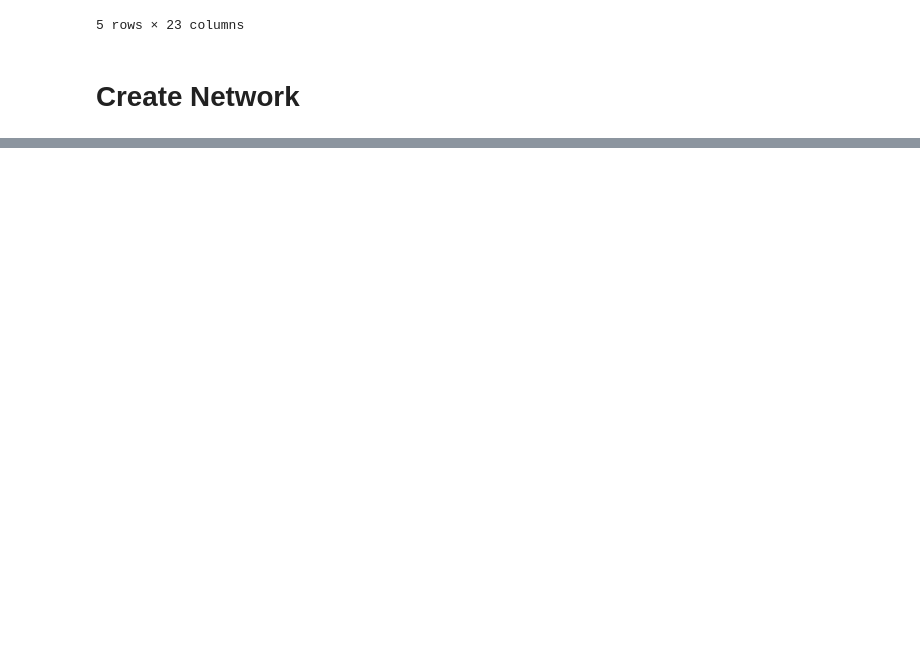
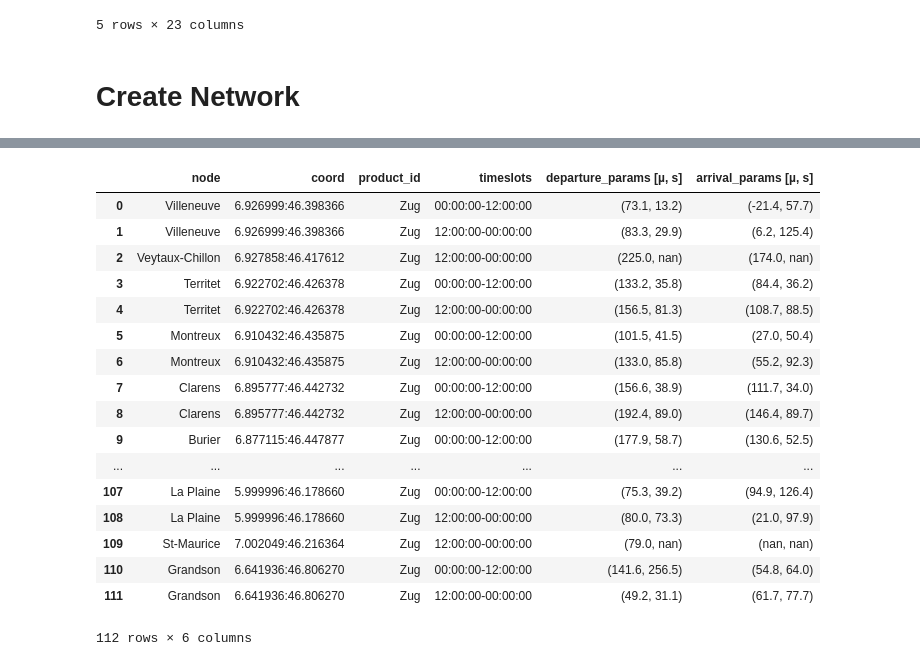
Before and after one commit to mbanga9/DataScience_Labs, a Jupyter notebook: Final-Project-2.ipynb, the cells around one changed output, grey strips where cells are left out. Cells and saved outputs as stored; diff of their text form; code cells hidden in the pictures; blank space fills up the shorter version.

```diff
--- a/Final-Project-2.ipynb
+++ b/Final-Project-2.ipynb
@@ -280,0 +361,40 @@ res
+# %%
+# Create dataframe with necessary node information to perform routing
+df_nodes = pd.DataFrame(columns=['node', 'coord', 'product_id', 'timeslots', 'departure_params [µ, s]', 'arrival_params [µ, s]'])
+
+for index, values in df_partial_nodes.iterrows():
+    node = values.iloc[0]
+    coord = values.iloc[1]
+    transport = values.iloc[2]
+    # Get all edges leaving the current node
+    from_node = df_edges[((df_edges['origin'] == node) & (df_edges['origin_coord'] == coord))]
+    # Keep only relevant columns
+    from_node = from_node[['origin', 'origin_coord', 'destination','destination_coord', 'product_id', 'scheduled_departure_time', 'actual_departure_time']]
+    # Add departure delay values for the node
+    from_node['departure_delay [sec]'] = (from_node['actual_departure_time'] - from_node['scheduled_departure_time']) / np.timedelta64(1, 's')
+    # Group leaving edges by scheduled departure time slots
+    grouped = from_node.groupby(departure_date_range, axis=0)['departure_delay [sec]']
+    # mean and standard deviation of departure delays for each time slot of the current node
+    departure_params = [(round(group.mean(), 1), round(group.std(), 1)) for _, group in grouped]
+
+    # Get all edges arriving at the current node
+    to_node = df_edges[((df_edges['destination'] == node) & (df_edges['destination_coord'] == coord))]
+    # Keep only relevant columns
+    to_node = to_node[['origin', 'origin_coord', 'destination','destination_coord', 'product_id',  'scheduled_arrival_time', 'actual_arrival_time']]
+    # Add arrival delay values for the node
+    to_node['arrival_delay [sec]'] = (to_node['actual_arrival_time'] - to_node['scheduled_arrival_time']) / np.timedelta64(1, 's')
+    # Group arriving edges by scheduled arrival time
+    grouped = to_node.groupby(arrival_date_range, axis=0)['arrival_delay [sec]']
+    # mean and standard deviation of arrival delays for each time slot of the current node
+    arrival_params = [(round(group.mean(), 1), round(group.std(), 1)) for _, group in grouped]
+
+    # time slots
+    timeslots = [name for name, _ in grouped]
+    # Generate node information and add it to the dataframe df_nodes
+    print(len(timeslots), len(departure_params), len(arrival_params))
+    if len(timeslots) == len(departure_params) == len(arrival_params):
+        to_concat = pd.DataFrame({'node': node, 'coord': coord, 'product_id': transport, 'timeslots': timeslots,
+                               'departure_params [µ, s]': departure_params, 'arrival_params [µ, s]': arrival_params})
+        df_nodes = pd.concat([df_nodes, to_concat], axis=0)
+
+#from_node.head()
@@ -280,0 +419,23 @@ res
+# %%
+df_nodes = df_nodes[['node', 'coord', 'product_id', 'timeslots', 'departure_params [µ, s]', 'arrival_params [µ, s]']]
+df_nodes = df_nodes.reset_index(drop=True)
+df_nodes
+# %% [output]
+|  | node | coord | product_id | timeslots | departure_params [µ, s] | arrival_params [µ, s] |
+| 0 | Villeneuve | 6.926999:46.398366 | Zug | 00:00:00-12:00:00 | (73.1, 13.2) | (-21.4, 57.7) |
+| 1 | Villeneuve | 6.926999:46.398366 | Zug | 12:00:00-00:00:00 | (83.3, 29.9) | (6.2, 125.4) |
+| 2 | Veytaux-Chillon | 6.927858:46.417612 | Zug | 12:00:00-00:00:00 | (225.0, nan) | (174.0, nan) |
+| 3 | Territet | 6.922702:46.426378 | Zug | 00:00:00-12:00:00 | (133.2, 35.8) | (84.4, 36.2) |
+| 4 | Territet | 6.922702:46.426378 | Zug | 12:00:00-00:00:00 | (156.5, 81.3) | (108.7, 88.5) |
+| 5 | Montreux | 6.910432:46.435875 | Zug | 00:00:00-12:00:00 | (101.5, 41.5) | (27.0, 50.4) |
+| 6 | Montreux | 6.910432:46.435875 | Zug | 12:00:00-00:00:00 | (133.0, 85.8) | (55.2, 92.3) |
+| 7 | Clarens | 6.895777:46.442732 | Zug | 00:00:00-12:00:00 | (156.6, 38.9) | (111.7, 34.0) |
+| 8 | Clarens | 6.895777:46.442732 | Zug | 12:00:00-00:00:00 | (192.4, 89.0) | (146.4, 89.7) |
+| 9 | Burier | 6.877115:46.447877 | Zug | 00:00:00-12:00:00 | (177.9, 58.7) | (130.6, 52.5) |
+| ... | ... | ... | ... | ... | ... | ... |
+| 107 | La Plaine | 5.999996:46.178660 | Zug | 00:00:00-12:00:00 | (75.3, 39.2) | (94.9, 126.4) |
+| 108 | La Plaine | 5.999996:46.178660 | Zug | 12:00:00-00:00:00 | (80.0, 73.3) | (21.0, 97.9) |
+| 109 | St-Maurice | 7.002049:46.216364 | Zug | 12:00:00-00:00:00 | (79.0, nan) | (nan, nan) |
+| 110 | Grandson | 6.641936:46.806270 | Zug | 00:00:00-12:00:00 | (141.6, 256.5) | (54.8, 64.0) |
+| 111 | Grandson | 6.641936:46.806270 | Zug | 12:00:00-00:00:00 | (49.2, 31.1) | (61.7, 77.7) |
+112 rows × 6 columns
```
Also changed, not shown: parts of 19 cells of this notebook.
